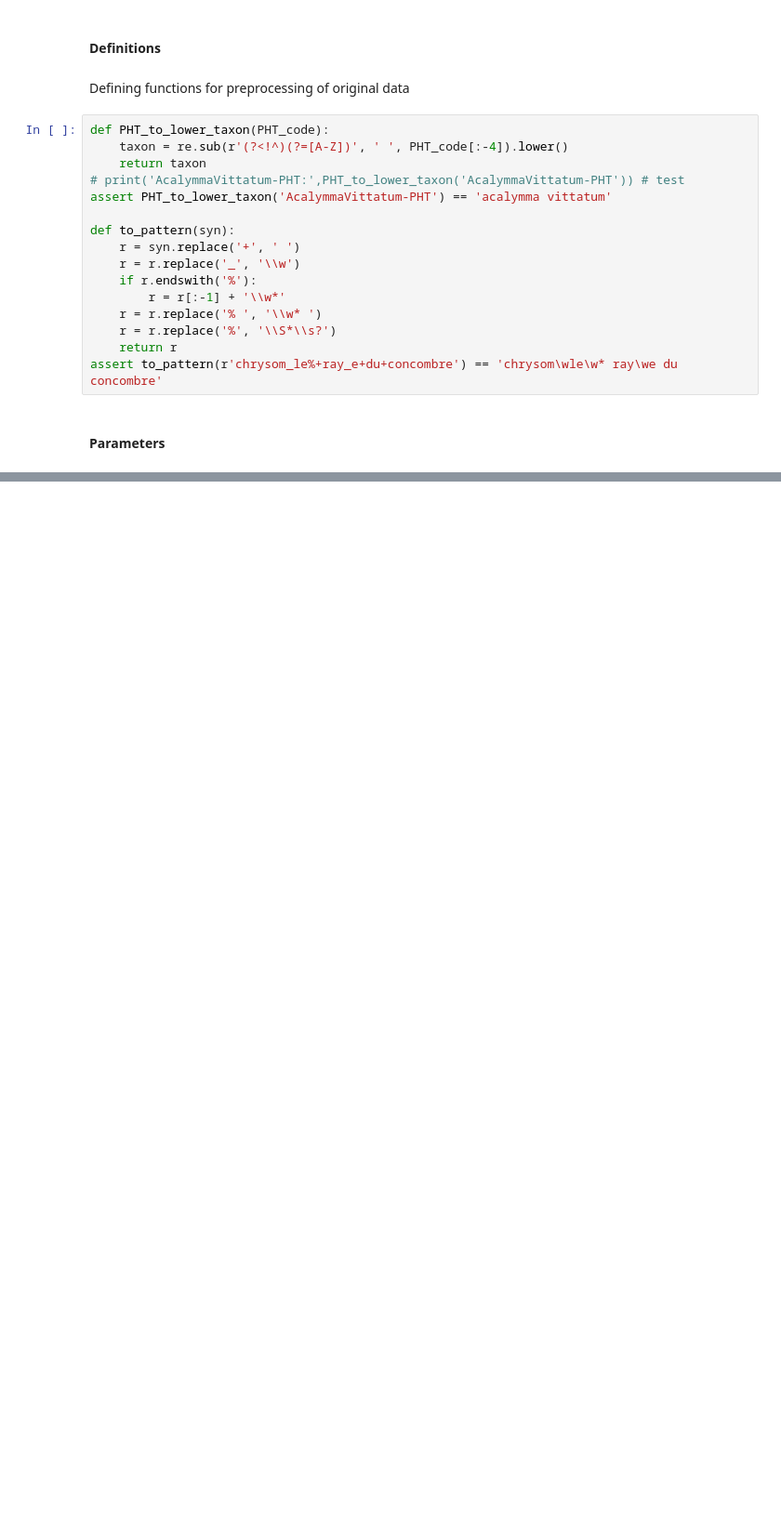
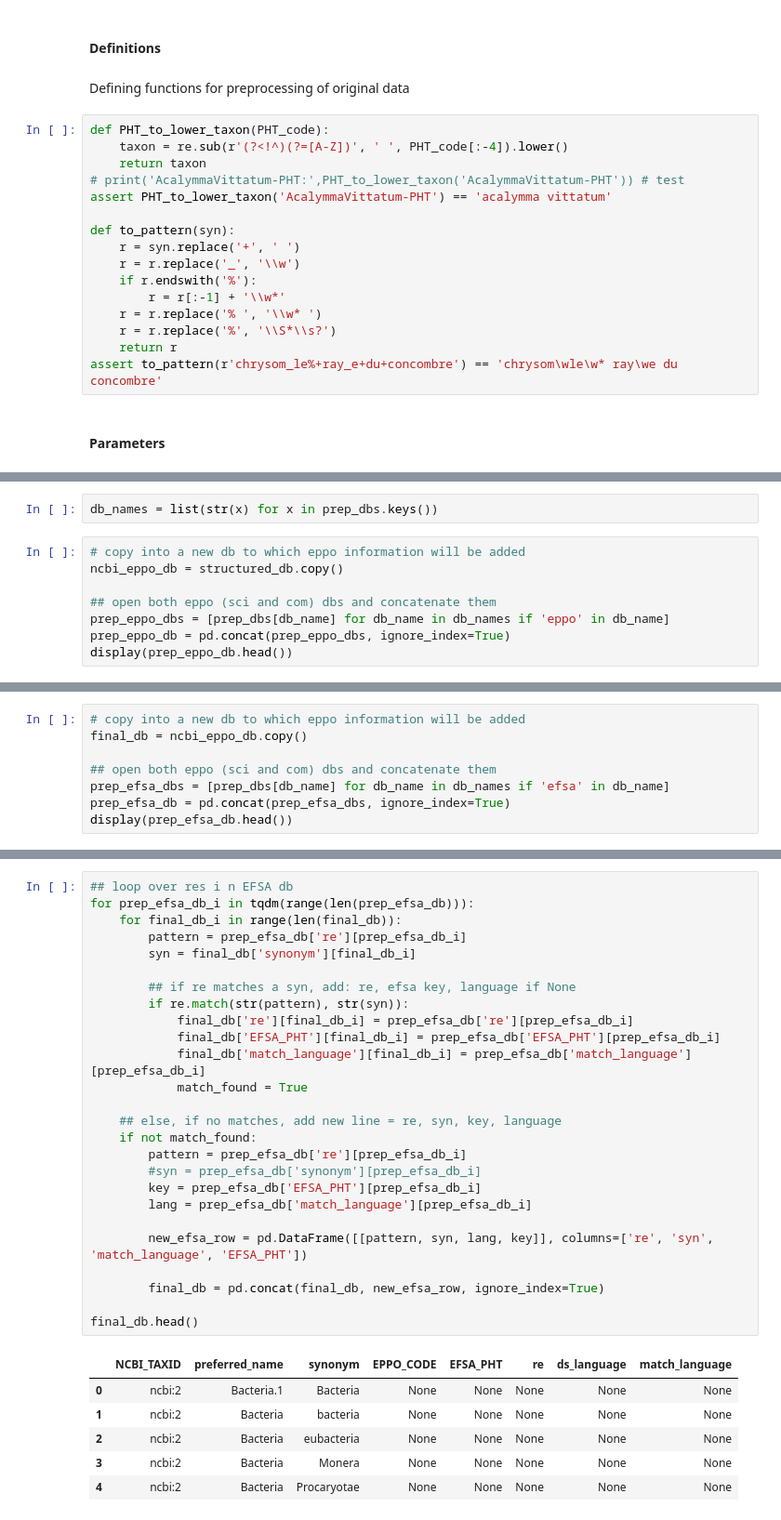
Before and after one commit to e-lubrini/quarantine-organisms-kr-nlp, a Jupyter notebook: lexical_resources/for_annotation/main.ipynb, the cells around one changed output, grey strips where cells are left out. Shown at 93% size. Cells and saved outputs as stored; diff of their text form; blank space fills up the shorter version.

```diff
--- a/lexical_resources/for_annotation/main.ipynb
+++ b/lexical_resources/for_annotation/main.ipynb
@@ -94,0 +218,10 @@ cc = dict(
+# %%
+db_names = list(str(x) for x in prep_dbs.keys())
+# %%
+# copy into a new db to which eppo information will be added
+ncbi_eppo_db = structured_db.copy()
+
+## open both eppo (sci and com) dbs and concatenate them
+prep_eppo_dbs = [prep_dbs[db_name] for db_name in db_names if 'eppo' in db_name]
+prep_eppo_db = pd.concat(prep_eppo_dbs, ignore_index=True)
+display(prep_eppo_db.head())
@@ -94,0 +298,8 @@ cc = dict(
+# %%
+# copy into a new db to which eppo information will be added
+final_db = ncbi_eppo_db.copy()
+
+## open both eppo (sci and com) dbs and concatenate them
+prep_efsa_dbs = [prep_dbs[db_name] for db_name in db_names if 'efsa' in db_name]
+prep_efsa_db = pd.concat(prep_efsa_dbs, ignore_index=True)
+display(prep_efsa_db.head())
@@ -94,0 +313,33 @@ cc = dict(
+# %%
+## loop over res i n EFSA db
+for prep_efsa_db_i in tqdm(range(len(prep_efsa_db))):
+    for final_db_i in range(len(final_db)):
+        pattern = prep_efsa_db['re'][prep_efsa_db_i]
+        syn = final_db['synonym'][final_db_i]
+
+        ## if re matches a syn, add: re, efsa key, language if None
+        if re.match(str(pattern), str(syn)):
+            final_db['re'][final_db_i] = prep_efsa_db['re'][prep_efsa_db_i]
+            final_db['EFSA_PHT'][final_db_i] = prep_efsa_db['EFSA_PHT'][prep_efsa_db_i]
+            final_db['match_language'][final_db_i] = prep_efsa_db['match_language'][prep_efsa_db_i]
+            match_found = True
+
+    ## else, if no matches, add new line = re, syn, key, language
+    if not match_found:
+        pattern = prep_efsa_db['re'][prep_efsa_db_i]
+        #syn = prep_efsa_db['synonym'][prep_efsa_db_i]
+        key = prep_efsa_db['EFSA_PHT'][prep_efsa_db_i]
+        lang = prep_efsa_db['match_language'][prep_efsa_db_i]
+
+        new_efsa_row = pd.DataFrame([[pattern, syn, lang, key]], columns=['re', 'syn', 'match_language', 'EFSA_PHT'])
+
+        final_db = pd.concat(final_db, new_efsa_row, ignore_index=True)
+
+final_db.head()
+# %% [output]
+|  | NCBI_TAXID | preferred_name | synonym | EPPO_CODE | EFSA_PHT | re | ds_language | match_language |
+| 0 | ncbi:2 | Bacteria.1 | Bacteria | None | None | None | None | None |
+| 1 | ncbi:2 | Bacteria | bacteria | None | None | None | None | None |
+| 2 | ncbi:2 | Bacteria | eubacteria | None | None | None | None | None |
+| 3 | ncbi:2 | Bacteria | Monera | None | None | None | None | None |
+| 4 | ncbi:2 | Bacteria | Procaryotae | None | None | None | None | None |
```
Also changed, not shown: parts of 21 cells of this notebook.
